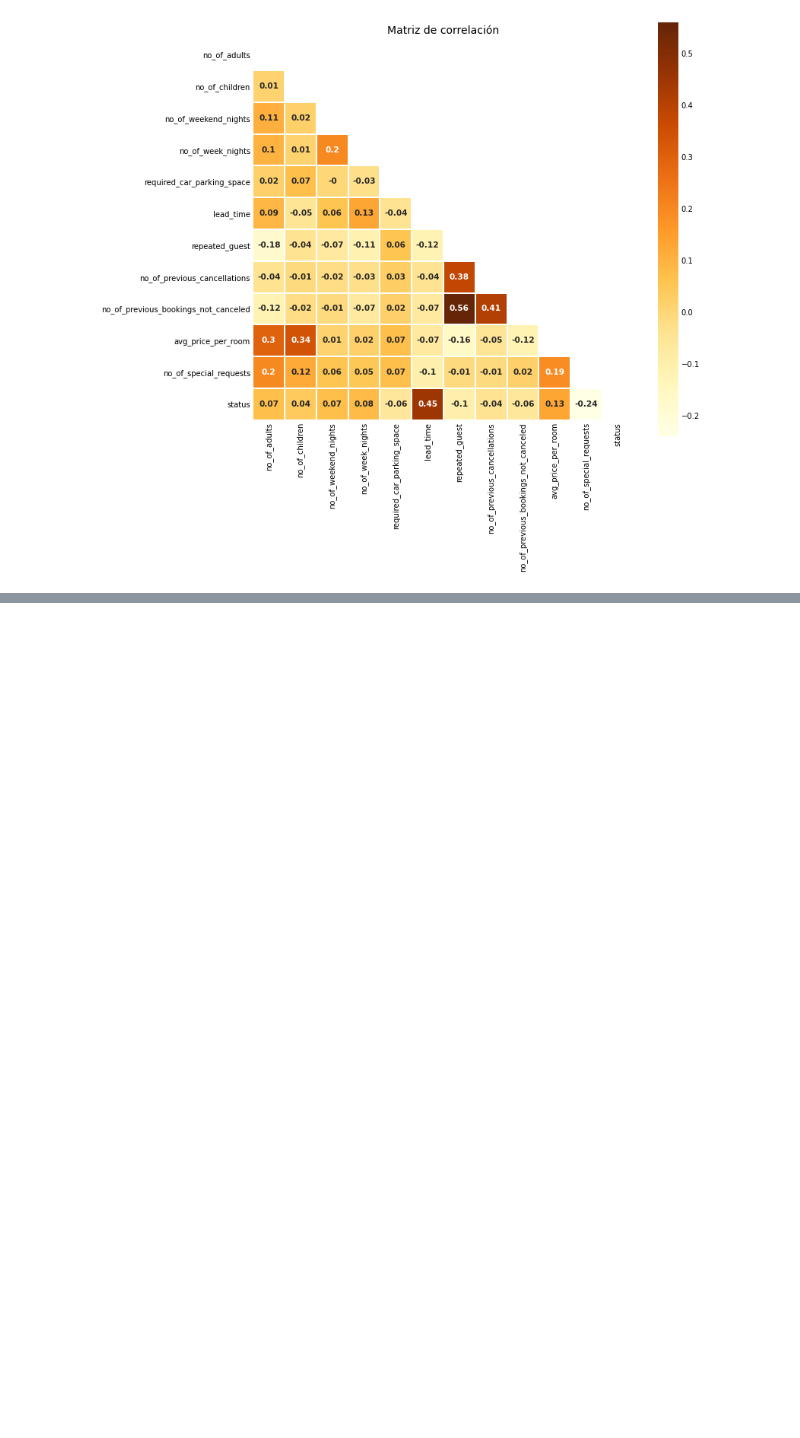
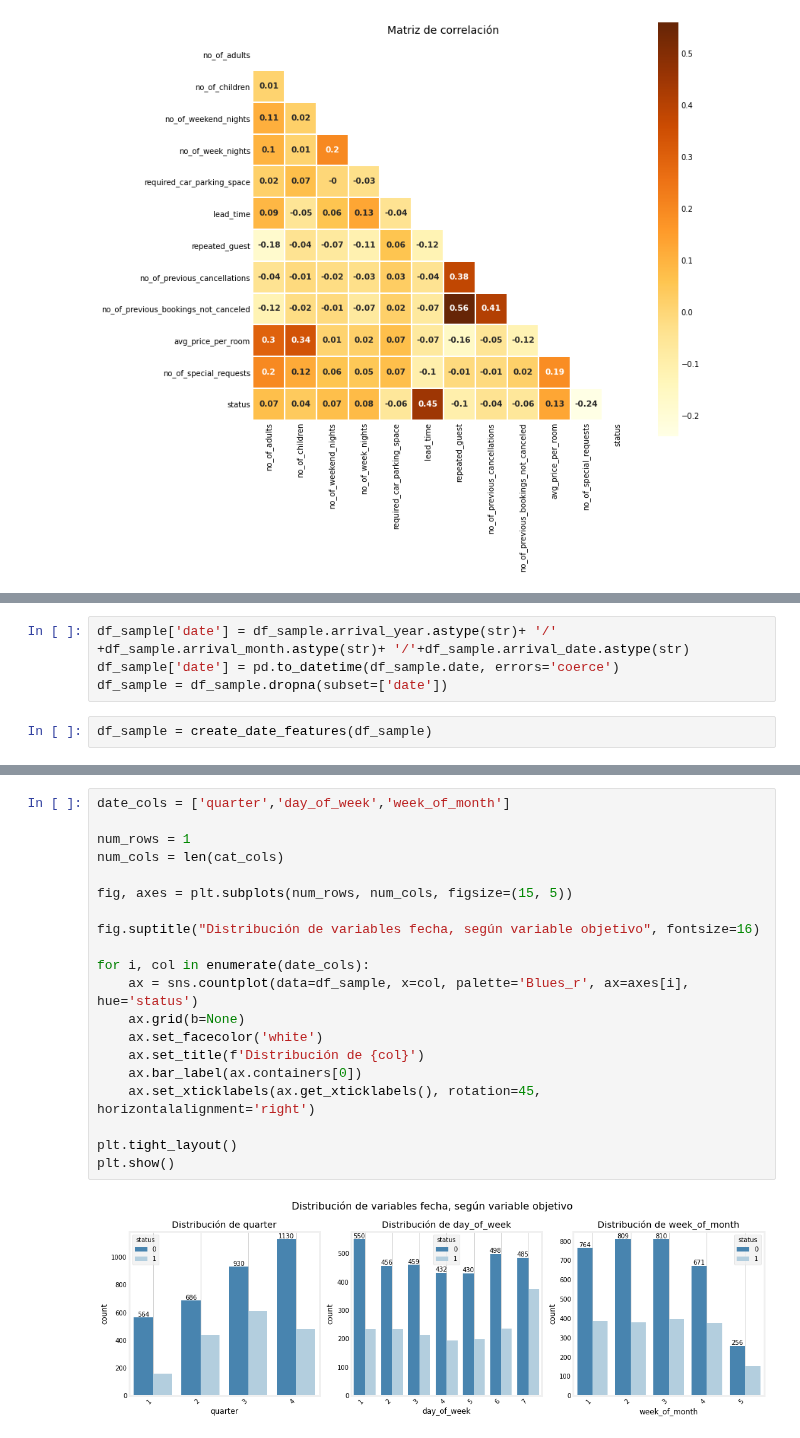
Before and after one commit to DenisTros/Hotel_Reservations, a Jupyter notebook: notebooks/Tarea.ipynb, the cells around one changed output, grey strips where cells are left out. Cells and saved outputs as stored; diff of their text form; blank space fills up the shorter version.

Commit message:
date cols

```diff
--- a/notebooks/Tarea.ipynb
+++ b/notebooks/Tarea.ipynb
@@ -358,0 +383,6 @@ Generate_heatmap_graph(var_corr
+# %%
+df_sample['date'] = df_sample.arrival_year.astype(str)+ '/' +df_sample.arrival_month.astype(str)+ '/'+df_sample.arrival_date.astype(str)
+df_sample['date'] = pd.to_datetime(df_sample.date, errors='coerce')
+df_sample = df_sample.dropna(subset=['date'])
+# %%
+df_sample = create_date_features(df_sample)
@@ -358,0 +398,22 @@ Generate_heatmap_graph(var_corr
+# %%
+date_cols = ['quarter','day_of_week','week_of_month']
+
+num_rows = 1
+num_cols = len(cat_cols)
+
+fig, axes = plt.subplots(num_rows, num_cols, figsize=(15, 5))
+
+fig.suptitle("Distribución de variables fecha, según variable objetivo", fontsize=16)
+
+for i, col in enumerate(date_cols):
+    ax = sns.countplot(data=df_sample, x=col, palette='Blues_r', ax=axes[i], hue='status')
+    ax.grid(b=None)
+    ax.set_facecolor('white')
+    ax.set_title(f'Distribución de {col}')
+    ax.bar_label(ax.containers[0])
+    ax.set_xticklabels(ax.get_xticklabels(), rotation=45, horizontalalignment='right')
+
+plt.tight_layout()
+plt.show()
+# %% [output]
+[figure, added]
```
Also changed, not shown: parts of 6 cells of this notebook, 1 other file.
